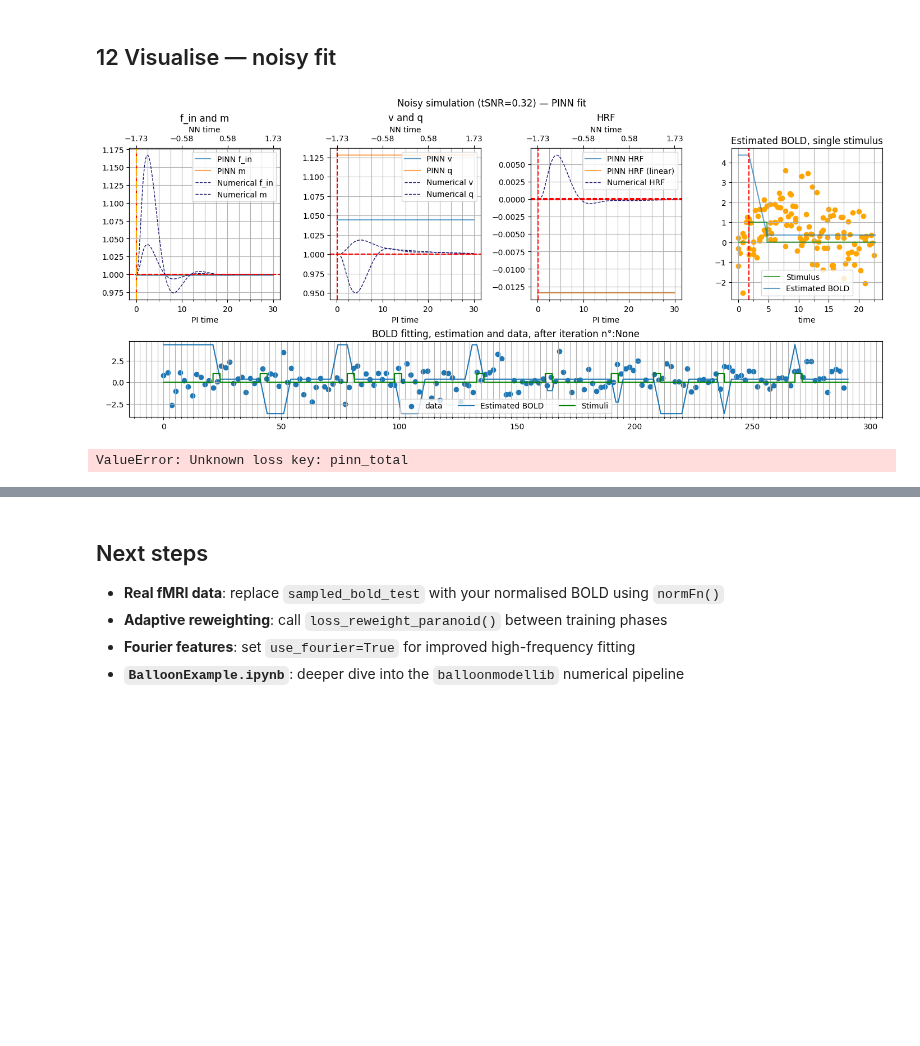
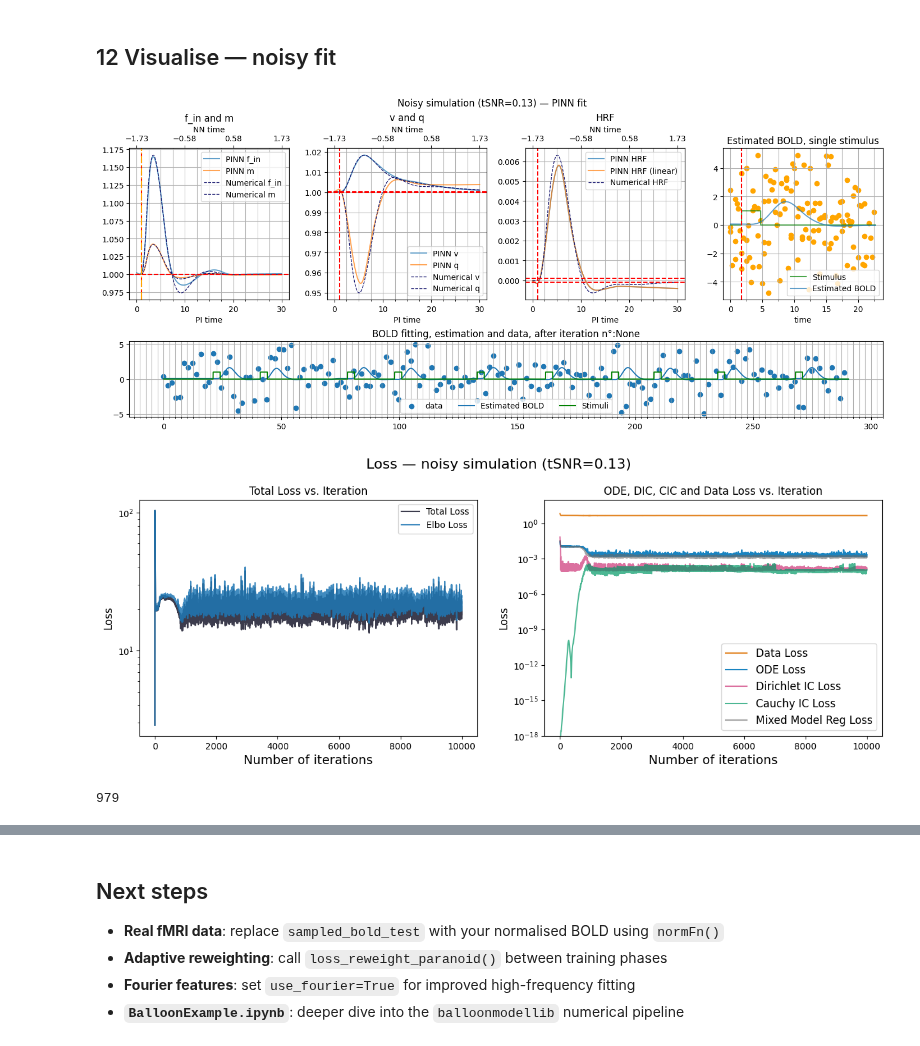
Before and after one commit to RodrigoHache/BalloonLib, a Jupyter notebook: examples/QuickStartELBO.ipynb, the cells around one changed output, grey strips where cells are left out. Saved outputs shown, nothing was run; the diff lists cells and outputs as text; code cells hidden in the pictures; blank space fills up the shorter version.

```diff
--- a/examples/QuickStartELBO.ipynb
+++ b/examples/QuickStartELBO.ipynb
@@ -466,8 +477,12 @@ We now train the same PINN on a **noisy** simulation to test robustness.
 Noise is added as:  $\hat{TC} = TC + (1 + \sigma) \cdot \epsilon$
 # %%
 # Generate three noise levels
+# fork_rng saves and restores PyTorch's RNG state after the block,
+# so this seed does not affect any subsequent random draws in the notebook.
 noise_levels = [0.02, 0.01, 0.0067]
-noise_list = [torch.randn(1, len(num_bold_test)) * s for s in noise_levels]
+with torch.random.fork_rng(enabled=True):
+    torch.manual_seed(42)
+    noise_list = [torch.randn(1, len(num_bold_test)) * s for s in noise_levels]
 noise = torch.cat(noise_list, dim=0)  # shape (3, N)
 
 
@@ -512,5 +527,11 @@ plt.show()
 # %%
-prior     = make_ode_prior(init_log_std=-1.0)
+prior     = make_ode_prior(init_log_std=-1.0,
+                  fixed_params={
+                     'epsilon_n' : 0.2,
+                     'kappa'     : 1/1.54,
+                     'gamma'     : 1/2.46
+                  })
+
 posterior = BalloonPosterior(prior)
 prior.print_summary()
 # %% [output]
@@ -533,8 +557,8 @@ alpha                      0.3367         0.3679
 ============================================================
 # %%
 # Use the medium-noise realisation (index 1, σ=0.01)
-sampled_noise_bold = tmp[1, ::sampling_rate]
-tsnr_noisy = tSNR(tmp[:, ::sampling_rate])[1]
+sampled_noise_bold = tmp[0, ::sampling_rate]
+tsnr_noisy = tSNR(tmp[:, ::sampling_rate])[0]
 
 data_dict_noisy = {
     "TR": TR,
@@ -545,14 +569,19 @@ data_dict_noisy = {
     "stim_x_block": 1,
     "t0": 0,
 }
-
+num_iter = 10000
 model_noisy = Multihead(random_weightsMatrix=True, dtype=torch.float32)
 model_noisy.init_nn_params()
 
-optimizer_n = torch.optim.Adam(
-      list(model.parameters()) + list(posterior.parameters()),
-      lr=learning_rate,
-  )
+# optimizer_n = torch.optim.Adam(
+#       list(model_noisy.parameters()) + list(posterior.parameters()),
+#       lr=learning_rate,
+#   )
+optimizer_n  = torch.optim.Adam([
+        {'params':model_noisy.parameters(), 'lr':learning_rate},
+        {'params':posterior.parameters(), 'lr':learning_rate/100}
+])
+
 scheduler_n = optim.lr_scheduler.StepLR(
       optimizer_n, step_size=step_size, gamma=percent
   )
@@ -567,7 +596,7 @@ loss_trace_noisy = elbo_train(
       data_params       = dict(data_dict_noisy),   # fresh copy — also mutated
       num_iter          = num_iter,
       beta_max          = 1.0,
-      warmup_iters      = 500,
+      warmup_iters      = 1000,
       optimizer         = optimizer_n,
       scheduler         = scheduler_n,
       loss_weights      = w_noisy,
@@ -580,31 +632,42 @@ KeyboardInterrupt:
 # %% [markdown]
 ## 12  Visualise — noisy fit
 # %%
+# load the best model checkpoint
+best_model_cp = torch.load('./best_model.pth')
+model_noisy.load_state_dict(best_model_cp['model_state_dict'])
+
 plot_balloon_fitting(
     model=model_noisy,
     t_normalized=t_nn,
     domain=domain,
     stimulus=stimulus,
     title=f"Noisy simulation (tSNR={tsnr_noisy:.2f}) — PINN fit",
     numerical_solutions={"f": f_t, "m": m_t, "v": v_t, "q": q_t, "bold": num_balloon_hrf},
     data_params={
         "TR": TR,
         "Sti_Onsets": Sti_Onsets,
         "Bold_Signal": sampled_noise_bold,
         "Bold_data_time": num_bold_time[::sampling_rate],
         "stim_length [seg]": sti_len,
         "stimulus": stimulus,
         "stimulus_time": stimulus_time,
         "Overallstim": Overall_stims,
         "Overall_stim_time": stim_time,
     },
     first_non_zero_index=torch.argmax(Impulse) - 1,
     show_bold_signal=True,
 )
 
+tmpLoss = dict(list(loss_trace_noisy.items())[:5])
+tmpLoss['total'] = loss_trace_noisy['pinn_total']
+tmpLoss['elbo_total'] = loss_trace_noisy['elbo_total']
 plot_trace(
-    loss_trace_noisy, title=f"Loss — noisy simulation (tSNR={tsnr_noisy:.2f})", step_size=step_size
+    tmpLoss, title=f"Loss — noisy simulation (tSNR={tsnr_noisy:.2f})", step_size=step_size
 )
 # %% [output]
-[figure, old version]
+[figure, new version]
-ValueError: Unknown loss key: pinn_total
+[figure, added]
+# %%
+best_model_cp['epoch']
+# %% [output]
+979
```
Also changed, not shown: parts of 28 cells of this notebook.
